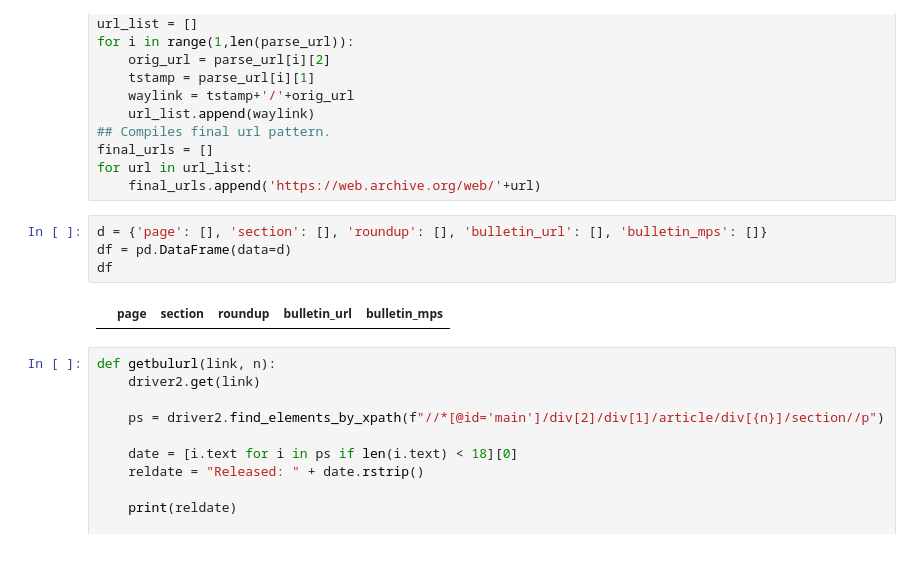
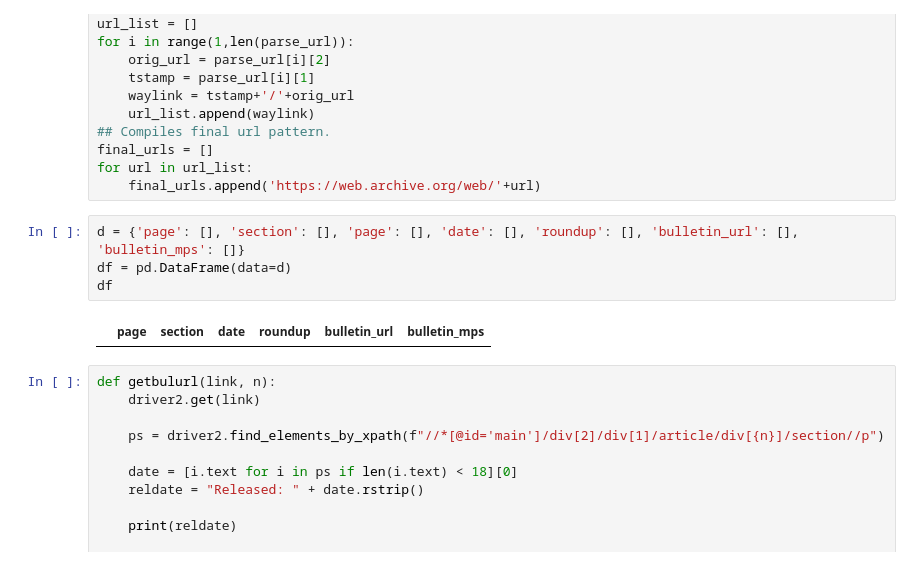
Before and after one commit to theojolliffe/roundupdata, a Jupyter notebook: CovSelenium.ipynb, the cells around one changed output. Saved outputs shown, nothing was run; the diff lists cells and outputs as text.

```diff
--- a/CovSelenium.ipynb
+++ b/CovSelenium.ipynb
@@ -45,11 +45,11 @@ final_urls = []
 for url in url_list:
     final_urls.append('https://web.archive.org/web/'+url)
 # %%
-d = {'page': [], 'section': [], 'roundup': [], 'bulletin_url': [], 'bulletin_mps': []}
+d = {'page': [], 'section': [], 'page': [], 'date': [], 'roundup': [], 'bulletin_url': [], 'bulletin_mps': []}
 df = pd.DataFrame(data=d)
 df
 # %% [output]
-|  | page | section | roundup | bulletin_url | bulletin_mps |
+|  | page | section | date | roundup | bulletin_url | bulletin_mps |
 # %%
 def getbulurl(link, n):
     driver2.get(link)
```
Also changed, not shown: parts of 68 cells of this notebook, 6 other files.
